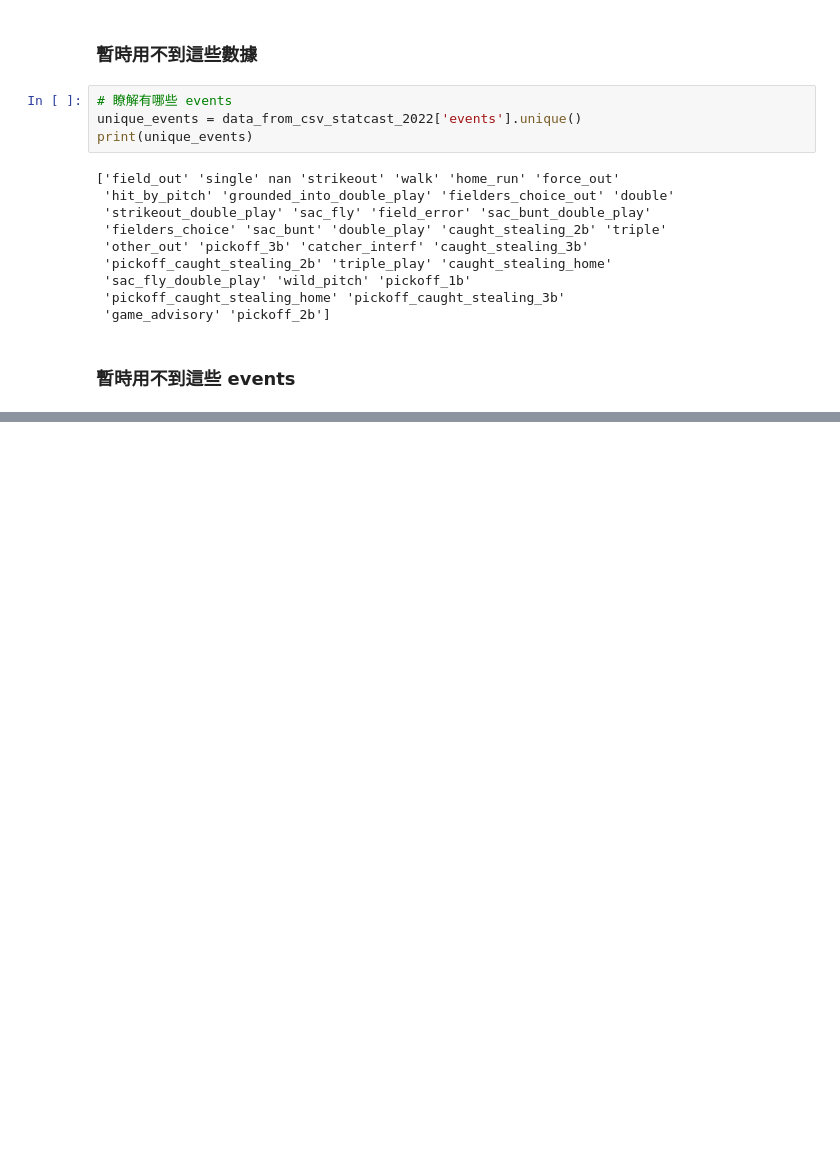
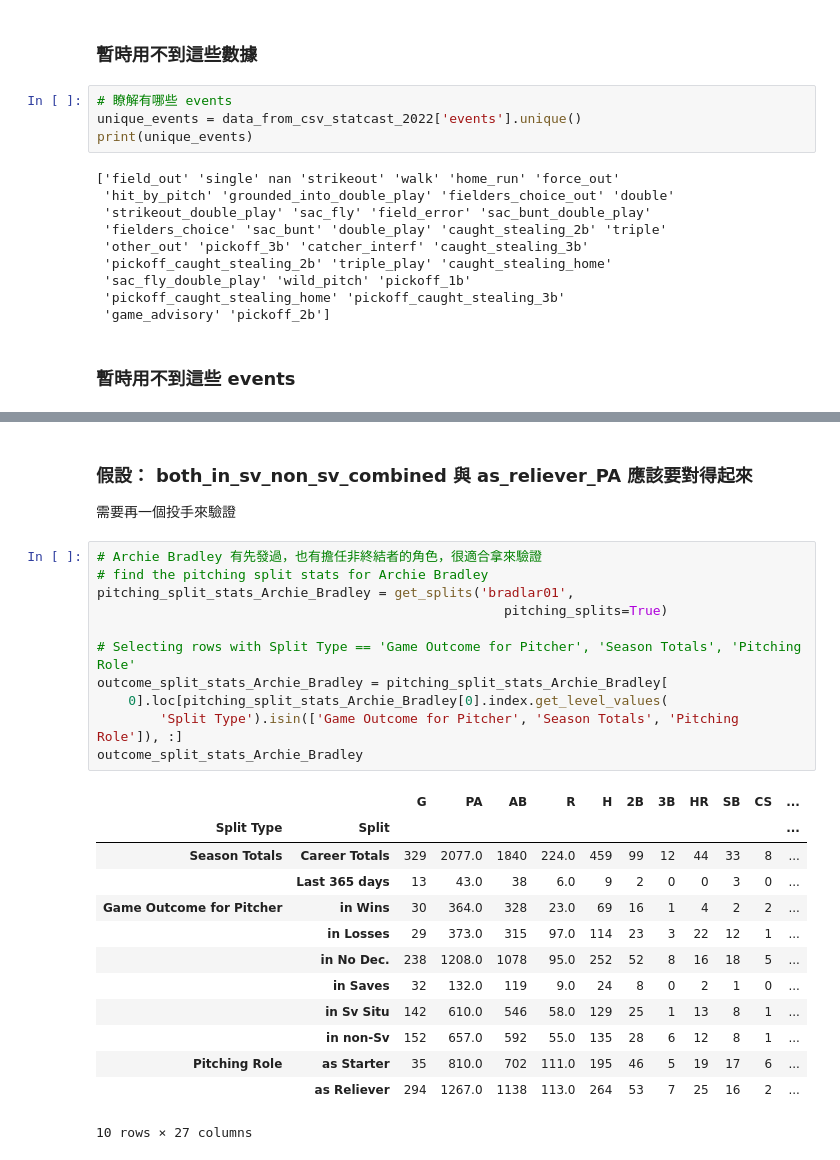
Before and after one commit to Shiou-Ju/closers-non-save-performance, a Jupyter notebook: brief-look-pybaseball-apis.ipynb, the cells around one changed output, grey strips where cells are left out. Saved outputs shown, nothing was run; the diff lists cells and outputs as text; blank space fills up the shorter version.

```diff
--- a/brief-look-pybaseball-apis.ipynb
+++ b/brief-look-pybaseball-apis.ipynb
@@ -351,0 +506,28 @@ print(unique_events)
+# %% [markdown]
+### 假設： both_in_sv_non_sv_combined 與 as_reliever_PA 應該要對得起來
+需要再一個投手來驗證
+# %%
+# Archie Bradley 有先發過，也有擔任非終結者的角色，很適合拿來驗證
+# find the pitching split stats for Archie Bradley
+pitching_split_stats_Archie_Bradley = get_splits('bradlar01',
+                                                    pitching_splits=True)
+
+# Selecting rows with Split Type == 'Game Outcome for Pitcher', 'Season Totals', 'Pitching Role'
+outcome_split_stats_Archie_Bradley = pitching_split_stats_Archie_Bradley[
+    0].loc[pitching_split_stats_Archie_Bradley[0].index.get_level_values(
+        'Split Type').isin(['Game Outcome for Pitcher', 'Season Totals', 'Pitching Role']), :]
+outcome_split_stats_Archie_Bradley
+# %% [output]
+|  |  | G | PA | AB | R | H | 2B | 3B | HR | SB | CS | ... |
+| Split Type | Split |  |  |  |  |  |  |  |  |  |  | ... |
+| Season Totals | Career Totals | 329 | 2077.0 | 1840 | 224.0 | 459 | 99 | 12 | 44 | 33 | 8 | ... |
+|  | Last 365 days | 13 | 43.0 | 38 | 6.0 | 9 | 2 | 0 | 0 | 3 | 0 | ... |
+| Game Outcome for Pitcher | in Wins | 30 | 364.0 | 328 | 23.0 | 69 | 16 | 1 | 4 | 2 | 2 | ... |
+|  | in Losses | 29 | 373.0 | 315 | 97.0 | 114 | 23 | 3 | 22 | 12 | 1 | ... |
+|  | in No Dec. | 238 | 1208.0 | 1078 | 95.0 | 252 | 52 | 8 | 16 | 18 | 5 | ... |
+|  | in Saves | 32 | 132.0 | 119 | 9.0 | 24 | 8 | 0 | 2 | 1 | 0 | ... |
+|  | in Sv Situ | 142 | 610.0 | 546 | 58.0 | 129 | 25 | 1 | 13 | 8 | 1 | ... |
+|  | in non-Sv | 152 | 657.0 | 592 | 55.0 | 135 | 28 | 6 | 12 | 8 | 1 | ... |
+| Pitching Role | as Starter | 35 | 810.0 | 702 | 111.0 | 195 | 46 | 5 | 19 | 17 | 6 | ... |
+|  | as Reliever | 294 | 1267.0 | 1138 | 113.0 | 264 | 53 | 7 | 25 | 16 | 2 | ... |
+10 rows × 27 columns
```
Also changed, not shown: parts of 22 cells of this notebook, 1 other file.
